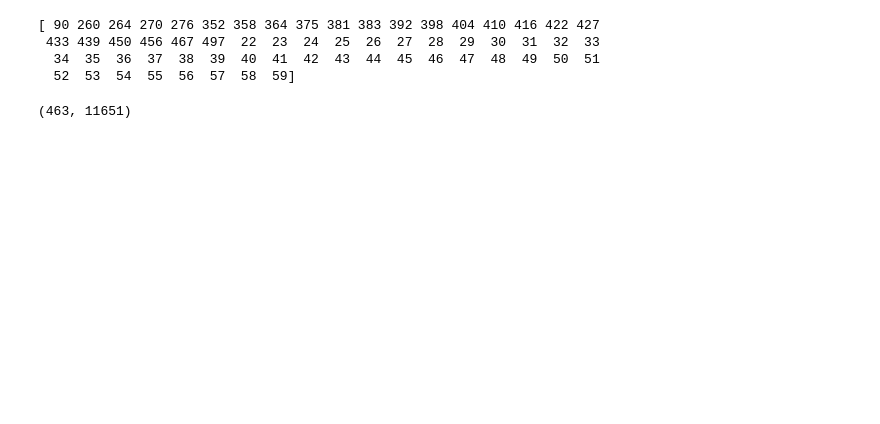
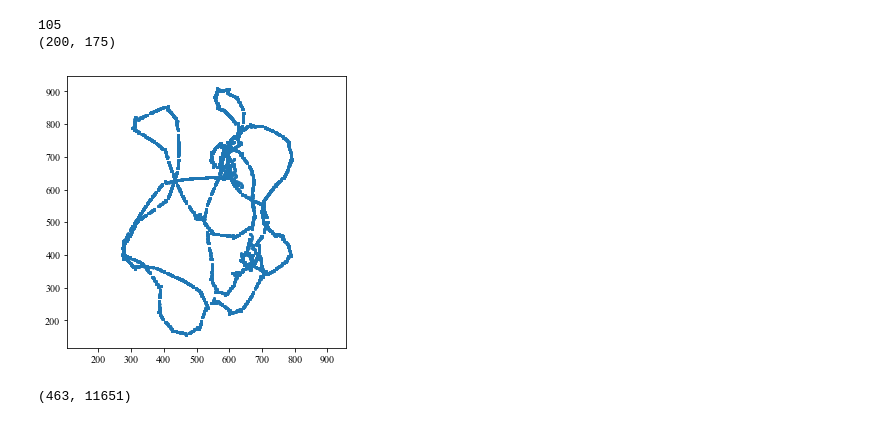
Before and after one commit to GautamSridhar/Markov_Fish, a Jupyter notebook: FigS2.ipynb, the cells around one changed output. Drawn from its saved outputs; the diff is of its cells as text; code cells hidden in the pictures; blank space fills up the shorter version.

```diff
--- a/FigS2.ipynb
+++ b/FigS2.ipynb
@@ -36,21 +31,13 @@ importlib.reload(op_calc)
 # %%
-path_to_filtered_data = '/Users/gautam.sridhar/Documents/Repos/ZebraBouts/Datasets/Full_Data/'
-f = h5py.File(path_to_filtered_data+'filtered_jmpool_ex5_kin.h5','r')
+path_to_filtered_data = '/Users/gautam.sridhar/Documents/Repos/Markov_Fish/Datasets/JM_Data/'
+f = h5py.File(path_to_filtered_data+'filtered_jmpool_kin.h5','r')
 lengths = np.array(f['MetaData/lengths_data'],dtype=int)
-bouttypes= ma.array(f['bout_types'], dtype=int)
-# stims = ma.array(f['stims'])
-# ecs = ma.array(f['eye_convergence'])
 
 ##shapes are n_fish, max_n_bouts,dim of variable
 
-bouttypes_allcond= ma.array(f['bout_types'])
-stims_allcond = ma.array(f['stims'])
-ecs_allcond = ma.array(f['eye_convergence'])
-time_Bout_allcond = ma.array(f['times_bouts']) #raw times bouts
-
 #shapes are n_fish, max_n_bouts,dim of variable
 X_head_allcond = ma.array(f['head_pos'])
-phi_smooth_allcond = ma.array(f['orientation_smooth'])
-speeds_head_allcond = ma.array(f['speed_head'])
+# phi_smooth_allcond = ma.array(f['orientation_smooth'])
+# speeds_head_allcond = ma.array(f['speed_head'])
 f.close()
 # %%
@@ -83,7 +59,0 @@ recs_remove = np.hstack([recs_remove, np.arange(22,60)])
-# %%
-print(recs_remove)
-# %% [output]
-[ 90 260 264 270 276 352 358 364 375 381 383 392 398 404 410 416 422 427
- 433 439 450 456 467 497  22  23  24  25  26  27  28  29  30  31  32  33
-  34  35  36  37  38  39  40  41  42  43  44  45  46  47  48  49  50  51
-  52  53  54  55  56  57  58  59]
@@ -92,3 +60,19 @@ conditions = np.delete(conditions, recs_remove, axis=0)
+# %%
+rec=105
+plt.figure(figsize=(5,5))
+print(rec)
+st = 0
+en = 200#lengths[rec]
+X_toplot = X_head_allcond[rec,st:en,:,0]
+Y_toplot = X_head_allcond[rec,st:en,:,1]
+print(X_toplot.shape)
+plt.scatter(ma.hstack(X_toplot),ma.hstack(Y_toplot),alpha=.75,s=3.)#,c = colors_,s = 3., cmap='coolwarm_r', norm=divnorm)
+plt.axis('equal')
+plt.show()
+# %% [output]
+105
+(200, 175)
+[figure, added]
 # %%
 ## Load symbolic sequences
 
```
Also changed, not shown: parts of 110 cells of this notebook, 49 other files.
